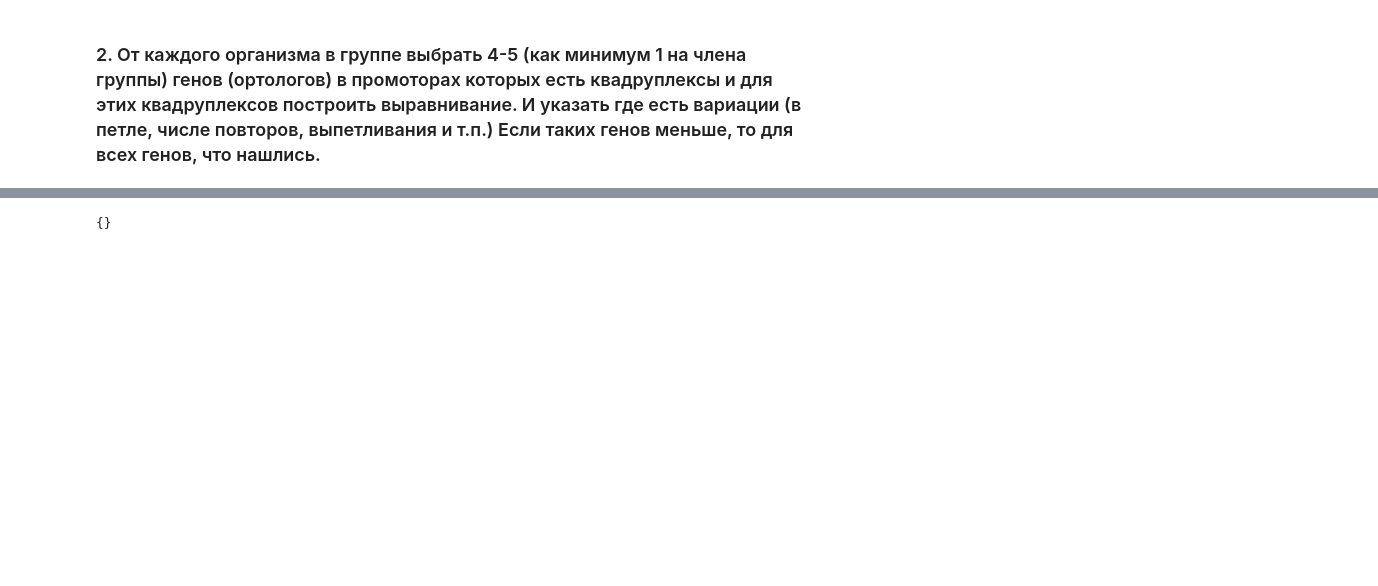
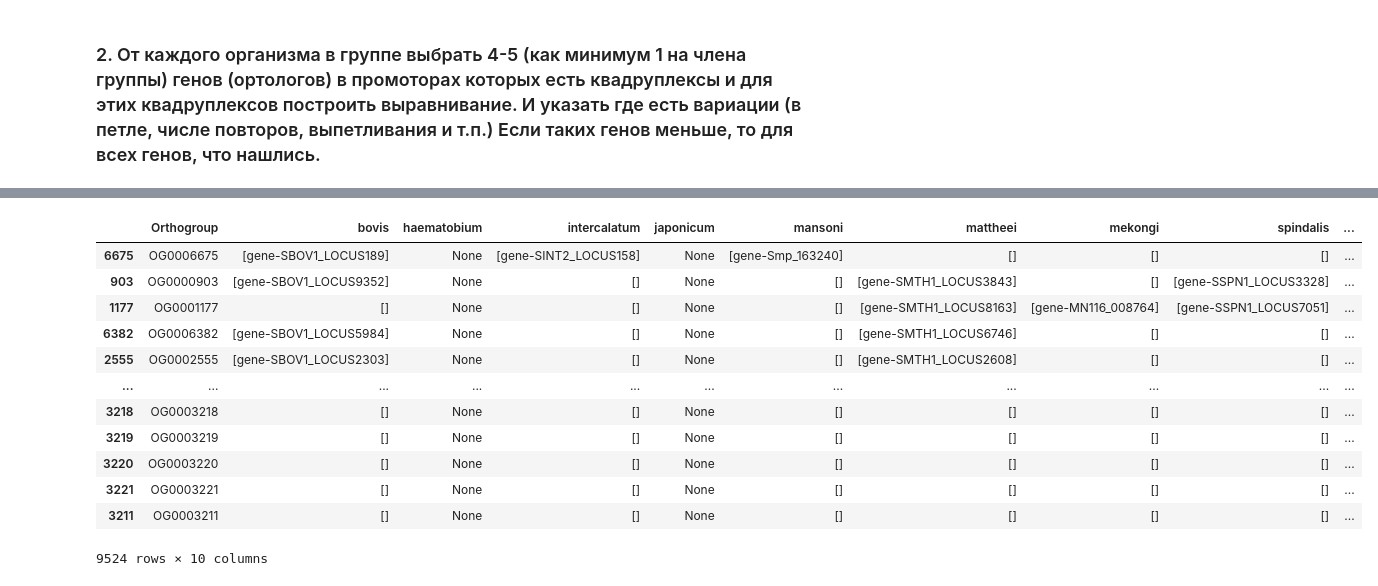
Before and after one commit to 0andrejj0/bioinf-project-common, a Jupyter notebook: project.ipynb, the cells around one changed output, grey strips where cells are left out. Saved outputs shown, nothing was run; the diff lists cells and outputs as text; code cells hidden in the pictures; blank space fills up the shorter version.

```diff
--- a/project.ipynb
+++ b/project.ipynb
@@ -782,3 +811,8 @@ Running with the recommended MSA tree inference by default. To revert to legacy
  If you use the species tree in your work then please also cite:
  Emms D.M. & Kelly S. (2017), MBE 34(12): 3267-3278
  Emms D.M. & Kelly S. (2018), bioRxiv https://doi.org/10.1101/267914
+# %%
+import pandas as pd
+
+orthogroups = pd.read_csv('data/proteom/OrthoFinder/Results_Jun18/Orthogroups/Orthogroups.tsv', sep='\t')
+orthogroups.head()
@@ -785,12 +888,47 @@ Running with the recommended MSA tree inference by default. To revert to legacy
 # %% [markdown]
 ### 2. От каждого организма в группе выбрать 4-5 (как минимум 1 на члена группы)  генов (ортологов) в промоторах которых есть  квадруплексы и для этих квадруплексов построить выравнивание. И указать где есть вариации (в петле, числе повторов, выпетливания и т.п.) Если таких генов меньше, то для всех генов, что нашлись.
 # %%
-organism_to_genes_with_g4_in_promoter = dict()
+import numpy as np
+
+orthogroups_replaced_g4 = orthogroups_replaced.copy()
+
+# genes_with_g4_by_organism = dict()
 
 for organism in data_config:
-    res = get_genes_with_promoters_contains(organism, 'g4')
+    res = None
+    print(organism)
+    if organism in genes_with_g4_by_organism:
+        res = genes_with_g4_by_organism[organism]
+    else:
+        res = get_genes_with_promoters_contains(organism, 'g4')
+        genes_with_g4_by_organism[organism] = res
+
     if res is None:
+        orthogroups_replaced_g4[organism] = None
         continue
-    res['organism'] = organism
-    organism_to_genes_with_g4_in_promoter[organism] = res
+
+    cur_set = set(genes_with_g4_by_organism[organism]['gene'])
+
+    def filter_by_g4(genes):
+        if not isinstance(genes, float):
+            ans = []
+            for gene in genes:
+                if gene in cur_set:
+                    ans.append(gene)
+            return ans
+        return np.nan
+
+    orthogroups_replaced_g4[organism] = orthogroups_replaced_g4[organism].apply(filter_by_g4)
+
+def contains_gene_count(row):
+    ans = 0
+    for key, value in row.items():
+        if isinstance(value, list):
+            if len(value) > 0:
+                ans += 1
+    return ans
+
+orthogroups_replaced_g4['count'] = orthogroups_replaced_g4.apply(contains_gene_count, axis=1)
+orthogroups_replaced_g4.sort_values(by='count', inplace=True, ascending=False)
+orthogroups_replaced_g4
 # %% [output]
@@ -804,4 +943,13 @@ WARNING:root:No epigenetic_file specified for mekongi
+|  | Orthogroup | bovis | haematobium | intercalatum | japonicum | mansoni | mattheei | mekongi | spindalis | ... |
+| 6675 | OG0006675 | [gene-SBOV1_LOCUS189] | None | [gene-SINT2_LOCUS158] | None | [gene-Smp_163240] | [] | [] | [] | ... |
+| 903 | OG0000903 | [gene-SBOV1_LOCUS9352] | None | [] | None | [] | [gene-SMTH1_LOCUS3843] | [] | [gene-SSPN1_LOCUS3328] | ... |
+| 1177 | OG0001177 | [] | None | [] | None | [] | [gene-SMTH1_LOCUS8163] | [gene-MN116_008764] | [gene-SSPN1_LOCUS7051] | ... |
+| 6382 | OG0006382 | [gene-SBOV1_LOCUS5984] | None | [] | None | [] | [gene-SMTH1_LOCUS6746] | [] | [] | ... |
+| 2555 | OG0002555 | [gene-SBOV1_LOCUS2303] | None | [] | None | [] | [gene-SMTH1_LOCUS2608] | [] | [] | ... |
+| ... | ... | ... | ... | ... | ... | ... | ... | ... | ... | ... |
+| 3218 | OG0003218 | [] | None | [] | None | [] | [] | [] | [] | ... |
+| 3219 | OG0003219 | [] | None | [] | None | [] | [] | [] | [] | ... |
+| 3220 | OG0003220 | [] | None | [] | None | [] | [] | [] | [] | ... |
+| 3221 | OG0003221 | [] | None | [] | None | [] | [] | [] | [] | ... |
+| 3211 | OG0003211 | [] | None | [] | None | [] | [] | [] | [] | ... |
+9524 rows × 10 columns
-# %%
-organism_to_genes_with_g4_in_promoter
-# %% [output]
-{}
```
Also changed, not shown: parts of 21 cells of this notebook, 17 other files.
